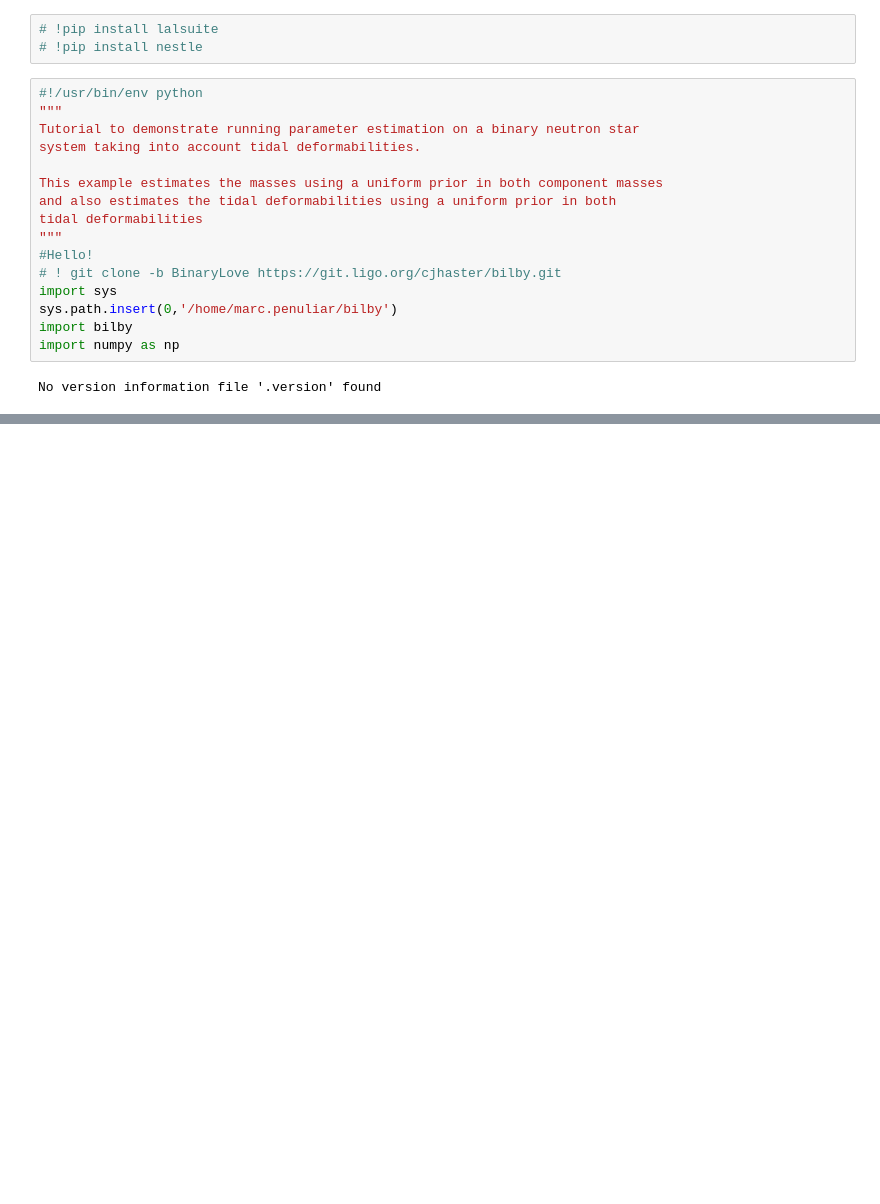
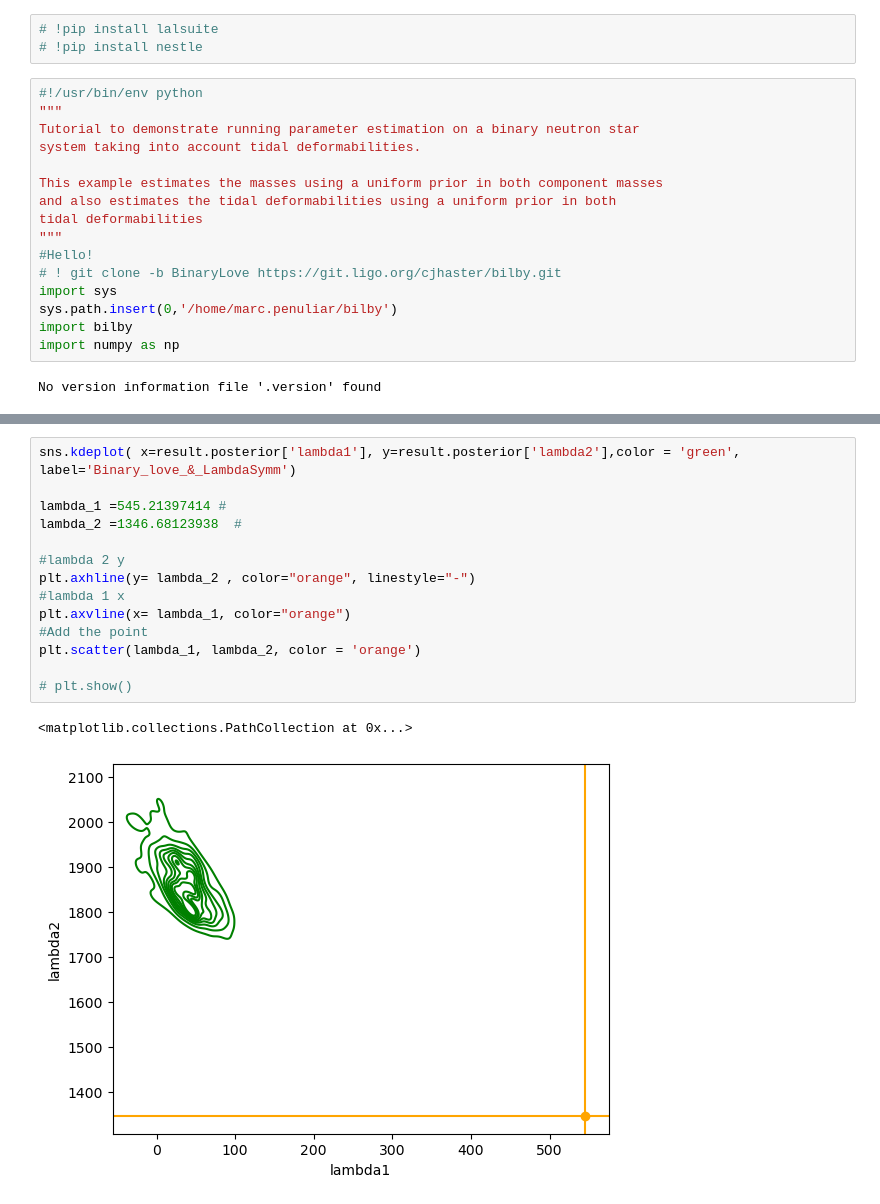
Before and after one commit to daniellmarc/Binary_Love, a Jupyter notebook: binary_love_Symm/Binary_love_Symm.ipynb, the cells around one changed output, grey strips where cells are left out. Drawn from its saved outputs; the diff is of its cells as text; blank space fills up the shorter version.

```diff
--- a/binary_love_Symm/Binary_love_Symm.ipynb
+++ b/binary_love_Symm/Binary_love_Symm.ipynb
@@ -236,0 +265,17 @@ Text(0.5, 0.98, 'Bilby_Example_Code')
+# %%
+sns.kdeplot( x=result.posterior['lambda1'], y=result.posterior['lambda2'],color = 'green', label='Binary_love_&_LambdaSymm')
+
+lambda_1 =545.21397414 #
+lambda_2 =1346.68123938  #
+
+#lambda 2 y
+plt.axhline(y= lambda_2 , color="orange", linestyle="-")
+#lambda 1 x
+plt.axvline(x= lambda_1, color="orange")
+#Add the point
+plt.scatter(lambda_1, lambda_2, color = 'orange')
+
+# plt.show()
+# %% [output]
+<matplotlib.collections.PathCollection at 0x...>
+[figure, added]
```
Also changed, not shown: parts of 14 cells of this notebook.
